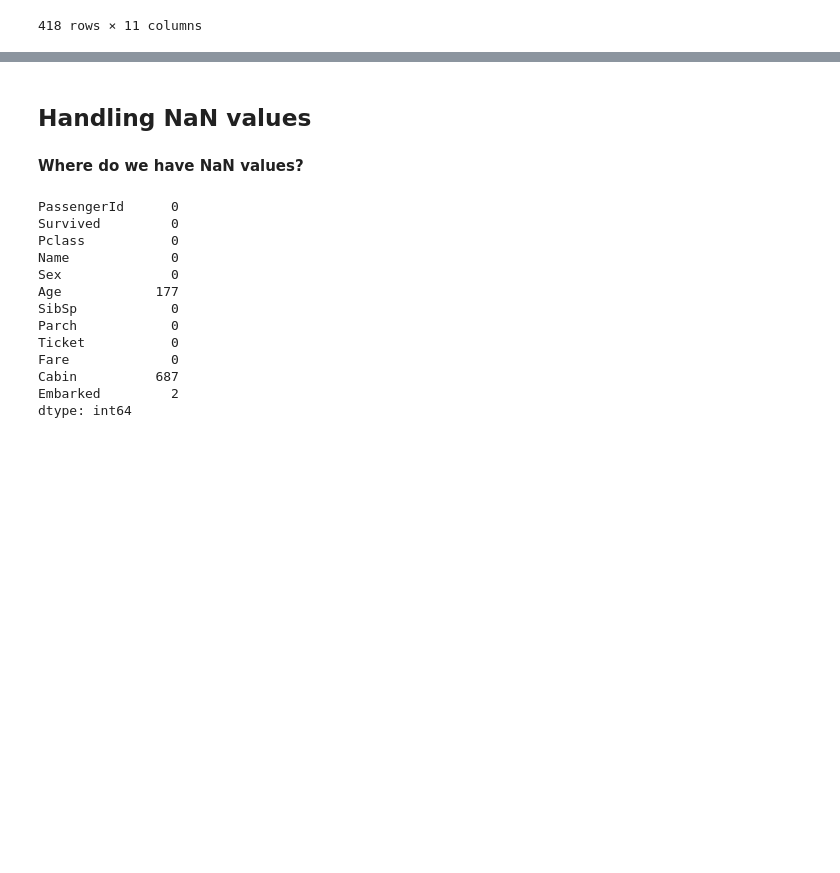
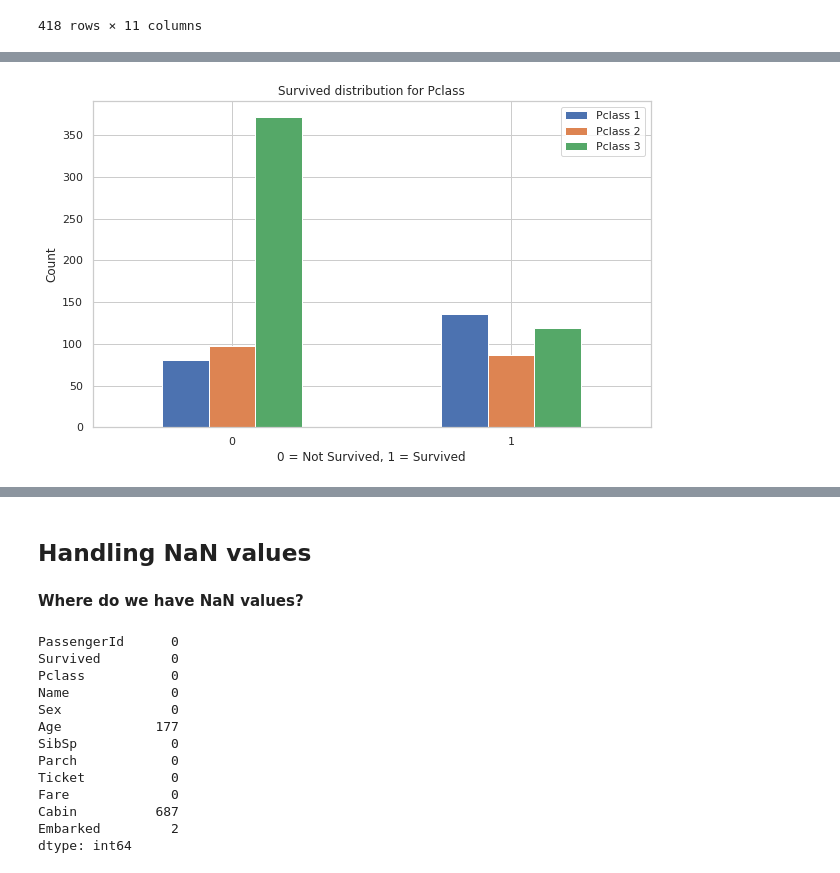
Before and after one commit to DanielDietzsch/Titanic-Competition, a Jupyter notebook: titanic-approach.ipynb, the cells around one changed output, grey strips where cells are left out. Saved outputs shown, nothing was run; the diff lists cells and outputs as text; code cells hidden in the pictures; blank space fills up the shorter version.

```diff
--- a/titanic-approach.ipynb
+++ b/titanic-approach.ipynb
@@ -82,0 +128,10 @@ df_test
+# %%
+pd.crosstab(df_train['Survived'], df_train['Pclass']).plot(kind="bar", figsize=(10,6))
+
+plt.title("Survived distribution for Pclass")
+plt.xlabel("0 = Not Survived, 1 = Survived")
+plt.ylabel("Count")
+plt.legend(["Pclass 1", "Pclass 2", "Pclass 3"])
+plt.xticks(rotation=0);
+# %% [output]
+[figure, added]
```
Also changed, not shown: parts of 45 cells of this notebook.
